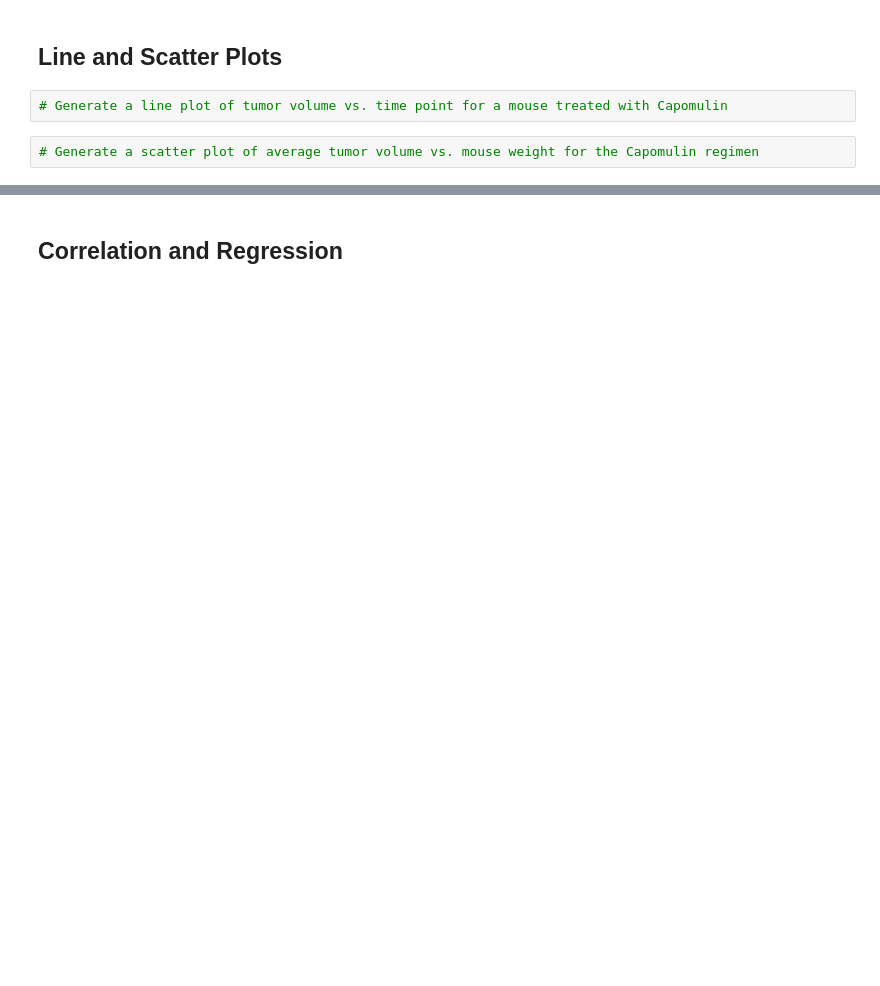
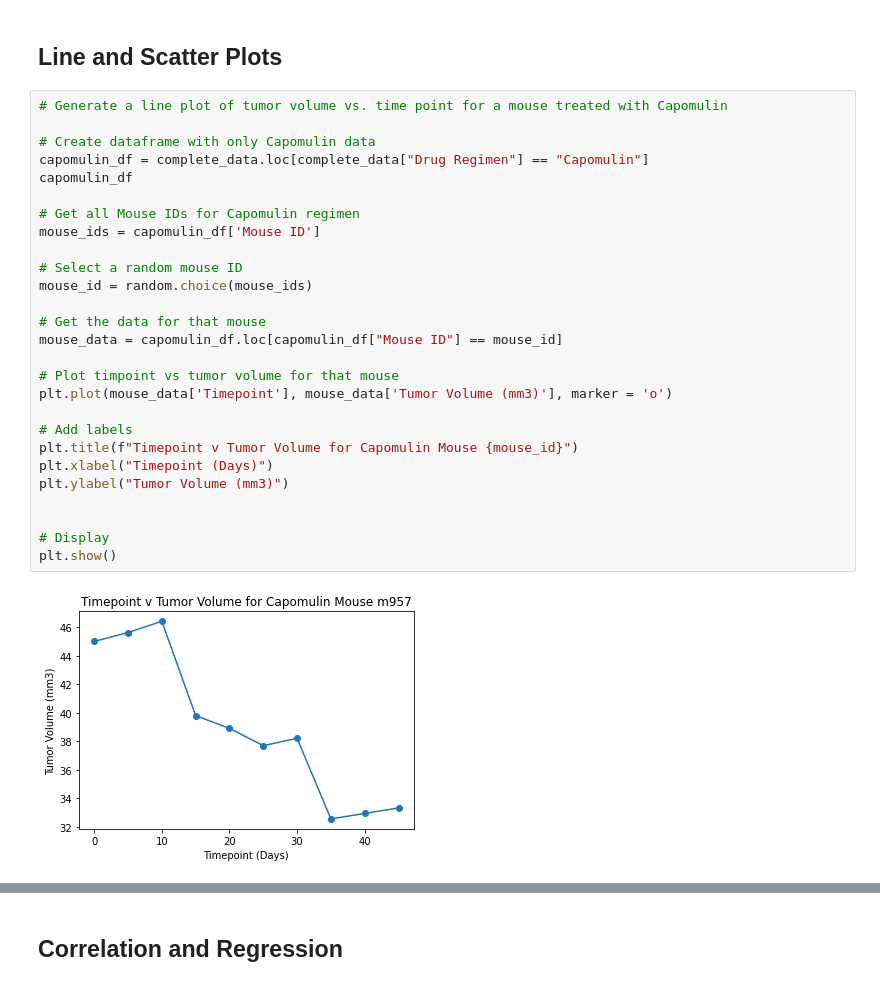
Before and after one commit to nouyang0620/matplotlib-challenge, a Jupyter notebook: Pymaceuticals/pymaceuticals_starter.ipynb, the cells around one changed output, grey strips where cells are left out. Drawn from its saved outputs; the diff is of its cells as text; blank space fills up the shorter version.

```diff
--- a/Pymaceuticals/pymaceuticals_starter.ipynb
+++ b/Pymaceuticals/pymaceuticals_starter.ipynb
@@ -247,6 +324,31 @@ plt.show()
 # %% [markdown]
 ## Line and Scatter Plots
-# %%
-# Generate a line plot of tumor volume vs. time point for a mouse treated with Capomulin
-# %%
-# Generate a scatter plot of average tumor volume vs. mouse weight for the Capomulin regimen
+# %%
+# Generate a line plot of tumor volume vs. time point for a mouse treated with Capomulin
+
+# Create dataframe with only Capomulin data
+capomulin_df = complete_data.loc[complete_data["Drug Regimen"] == "Capomulin"]
+capomulin_df
+
+# Get all Mouse IDs for Capomulin regimen
+mouse_ids = capomulin_df['Mouse ID']
+
+# Select a random mouse ID
+mouse_id = random.choice(mouse_ids)
+
+# Get the data for that mouse
+mouse_data = capomulin_df.loc[capomulin_df["Mouse ID"] == mouse_id]
+
+# Plot timpoint vs tumor volume for that mouse
+plt.plot(mouse_data['Timepoint'], mouse_data['Tumor Volume (mm3)'], marker = 'o')
+
+# Add labels
+plt.title(f"Timepoint v Tumor Volume for Capomulin Mouse {mouse_id}")
+plt.xlabel("Timepoint (Days)")
+plt.ylabel("Tumor Volume (mm3)")
+
+
+# Display
+plt.show()
+# %% [output]
+[figure, added]
```
Also changed, not shown: parts of 12 cells of this notebook.
